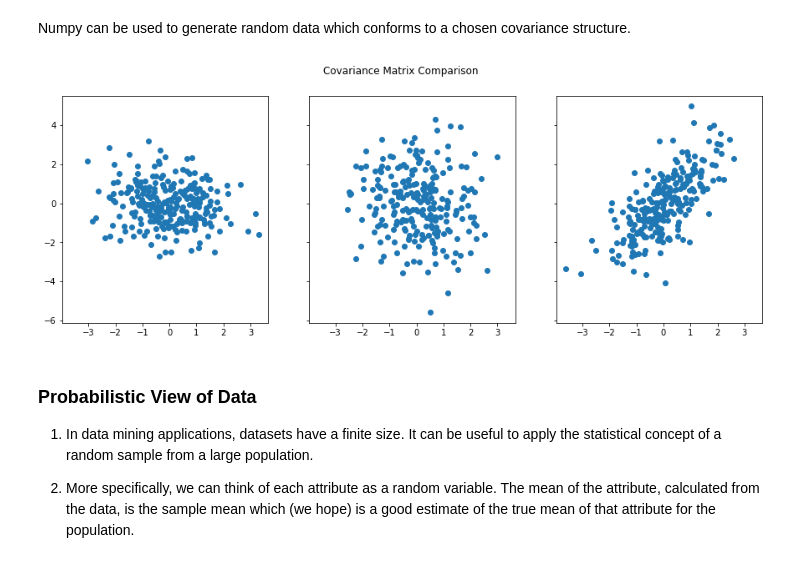
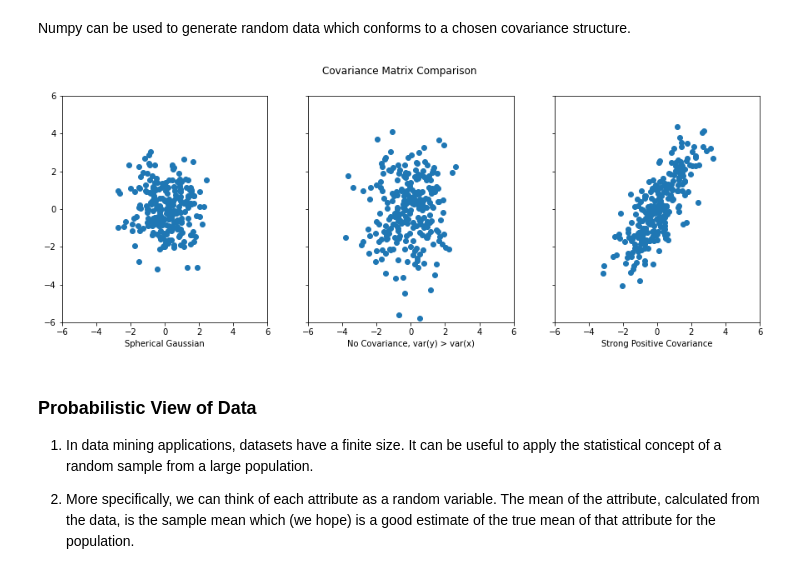
Before and after one commit to insight2action/OSU-DataMining, a Jupyter notebook: 1a_Exploratory_Data_analysis.ipynb, the cells around one changed output. Cells and saved outputs as stored; diff of their text form; code cells hidden in the pictures.

```diff
--- a/1a_Exploratory_Data_analysis.ipynb
+++ b/1a_Exploratory_Data_analysis.ipynb
@@ -323,24 +315,29 @@ Numpy can be used to generate random data which conforms to a chosen covariance
 # %%
 mean = [0, 0]
 cov1 = [[1.3, 0], [0, 1.3]]
 cov2 = [[1.3, 0], [0, 3]]
 cov3 = [[1.3, 1.5], [1.5, 3]]
 
 
-fig, (ax1, ax2, ax3) = plt.subplots(1, 3, sharex = True, sharey=True, figsize=(15,5) )
+fig, (ax1, ax2, ax3) = plt.subplots(1, 3,sharex = True, sharey=True, figsize=(15,5) )
 fig.suptitle('Covariance Matrix Comparison')
 
 x1, y1 = np.random.multivariate_normal(mean, cov1, 250).T
 x2, y2 = np.random.multivariate_normal(mean, cov2, 250).T
 x3, y3 = np.random.multivariate_normal(mean, cov3, 250).T
 
 ax1.scatter(x1, y1)
 ax2.scatter(x2, y2)
 ax3.scatter(x3,y3)
+ax1.set_xlim(-6, 6)
+ax1.set_ylim(-6,6)
+ax1.set_xlabel("Spherical Gaussian")
+ax2.set_xlabel("No Covariance, var(y) > var(x)")
+ax3.set_xlabel("Strong Positive Covariance")
 
 plt.show()
 # %% [output]
-[figure, old version]
+[figure, new version]
 # %% [markdown]
 ### Probabilistic View of Data
 
```
Also changed, not shown: parts of 41 cells of this notebook.
